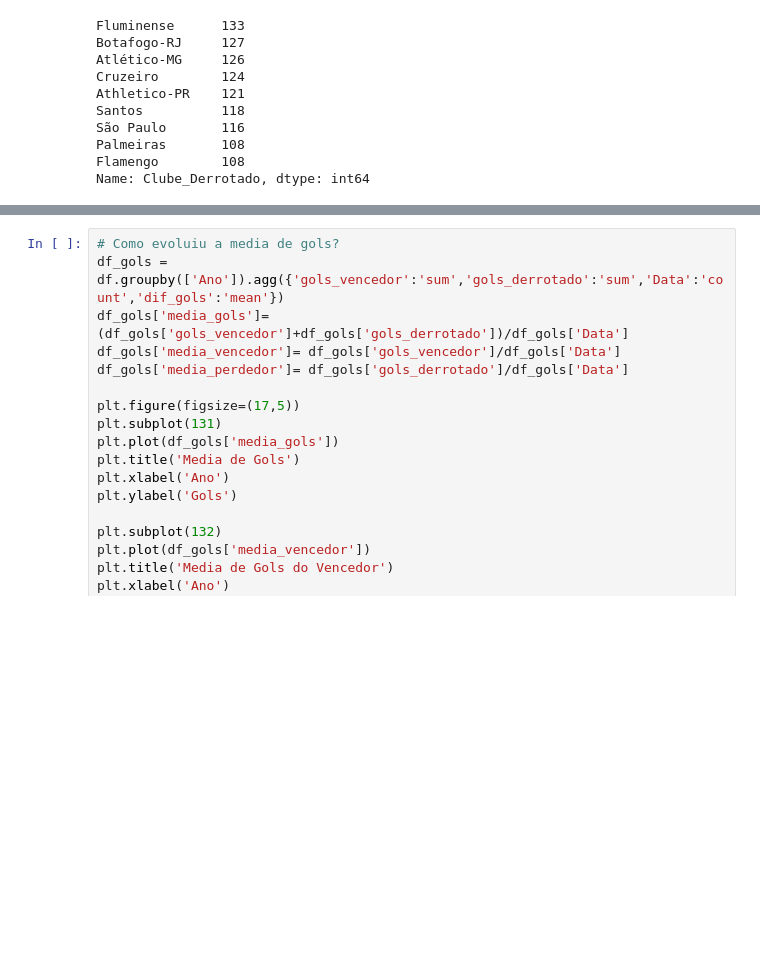
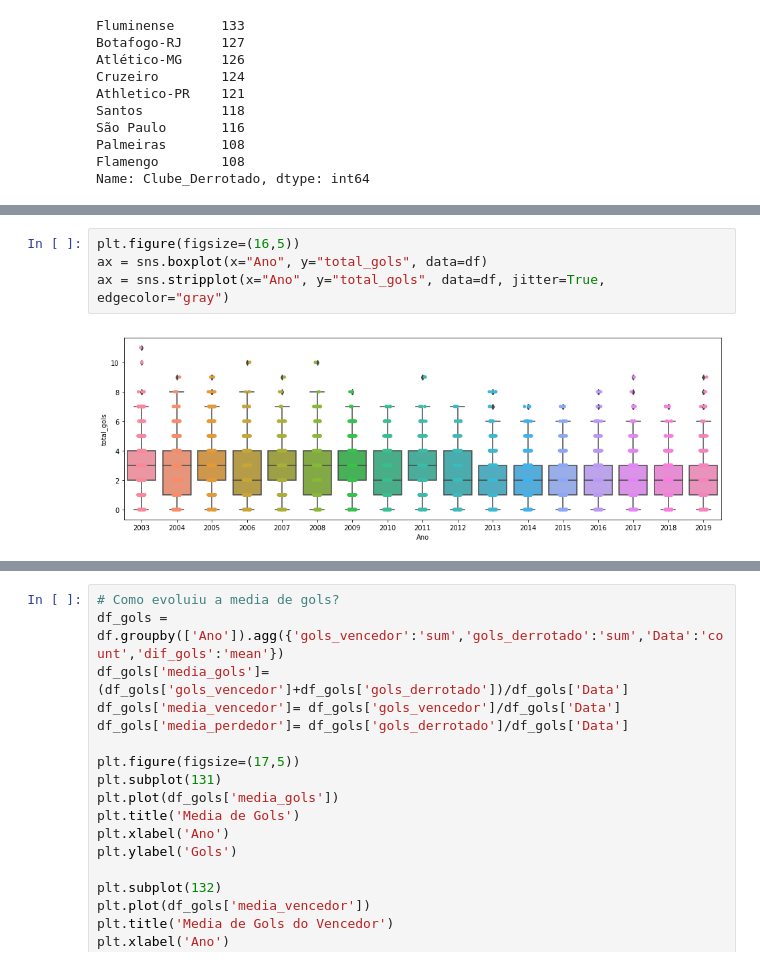
Before and after one commit to yukioandre/python, a Jupyter notebook: Analise_Brasileirao/Analise_Brasileirao.ipynb, the cells around one changed output, grey strips where cells are left out. Drawn from its saved outputs; the diff is of its cells as text; blank space fills up the shorter version.

```diff
--- a/Analise_Brasileirao/Analise_Brasileirao.ipynb
+++ b/Analise_Brasileirao/Analise_Brasileirao.ipynb
@@ -221,0 +202,6 @@ Name: Rodada, dtype: int64
+# %%
+plt.figure(figsize=(16,5))
+ax = sns.boxplot(x="Ano", y="total_gols", data=df)
+ax = sns.stripplot(x="Ano", y="total_gols", data=df, jitter=True, edgecolor="gray")
+# %% [output]
+[figure, added]
```
Also changed, not shown: parts of 24 cells of this notebook.
